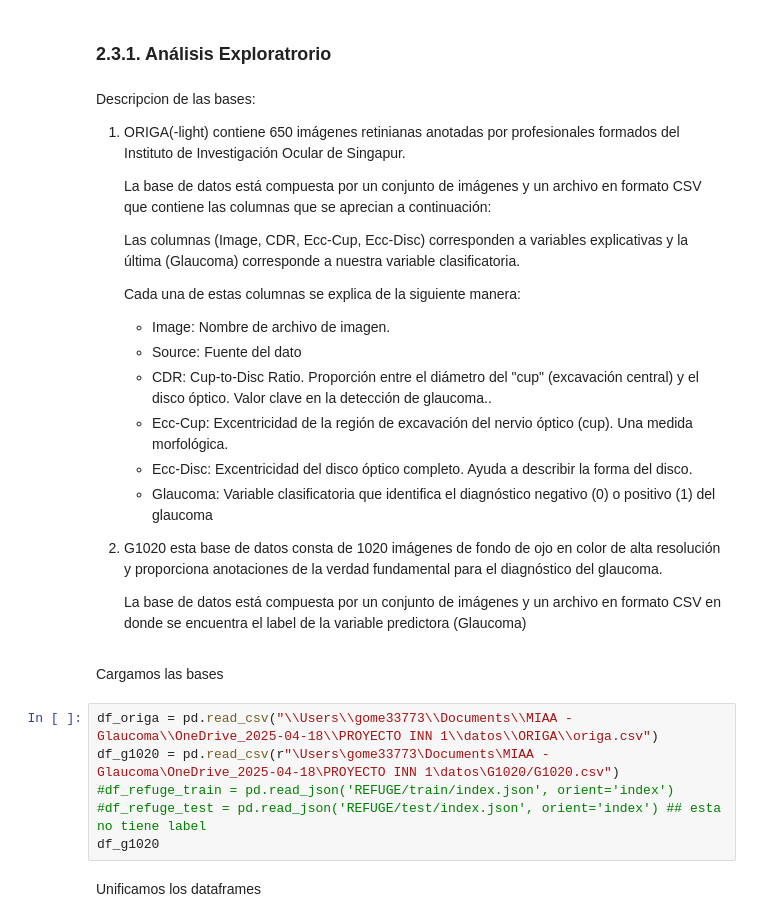
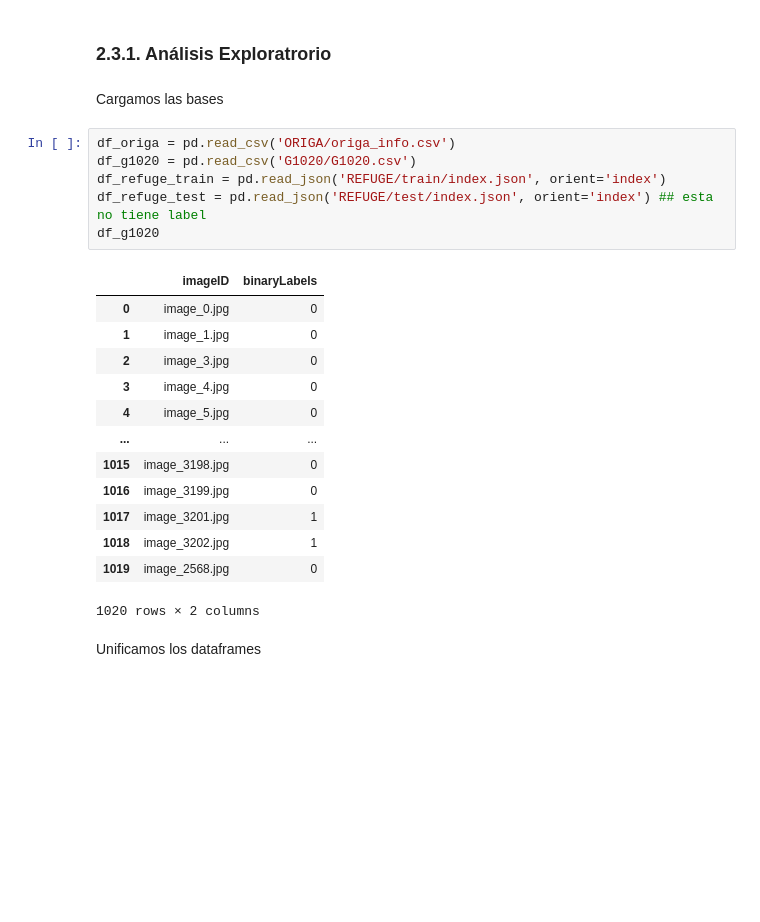
Before and after one commit to edgo1688/MIAA-ICESI-ProyectoIA, a Jupyter notebook: notebooks/notebook_principal.ipynb, the cells around one changed output. Cells and saved outputs as stored; diff of their text form; blank space fills up the shorter version.

Commit message:
Ajustes finales al notebook principal antes de entregar

```diff
--- a/notebooks/notebook_principal.ipynb
+++ b/notebooks/notebook_principal.ipynb
@@ -282,37 +373,28 @@ from sklearn.metrics import (classification_report, confusion_matrix, accuracy_s
                             precision_score, recall_score, f1_score, roc_curve, auc)
 # %% [markdown]
 ### 2.3.1. Análisis Exploratrorio
-# %% [markdown]
-Descripcion de las bases:
-
-
-1. ORIGA(-light) contiene 650 imágenes retinianas anotadas por profesionales formados del Instituto de Investigación Ocular de Singapur.
-
-    La base de datos está compuesta por un conjunto de imágenes y un archivo en formato CSV que contiene las columnas que se aprecian a continuación:
-
-    Las  columnas (Image, CDR, Ecc-Cup, Ecc-Disc)  corresponden a variables explicativas y la última (Glaucoma) corresponde a nuestra variable clasificatoria.
-
-    Cada una de estas columnas se explica de la siguiente manera:
-
-
-    - Image: Nombre de archivo de imagen.
-    - Source: Fuente del dato
-    - CDR: Cup-to-Disc Ratio. Proporción entre el diámetro del "cup" (excavación central) y el disco óptico. Valor clave en la detección de glaucoma..
-    - Ecc-Cup: Excentricidad de la región de excavación del nervio óptico (cup). Una medida morfológica.
-    - Ecc-Disc: Excentricidad del disco óptico completo. Ayuda a describir la forma del disco.
-    - Glaucoma: Variable clasificatoria que identifica el diagnóstico negativo (0) o positivo (1) del glaucoma
-
-2. G1020 esta base de datos consta de 1020 imágenes de fondo de ojo en color de alta resolución y proporciona anotaciones de la verdad fundamental para el diagnóstico del glaucoma.
-
-    La base de datos está compuesta por un conjunto de imágenes y un archivo en formato CSV en donde se encuentra el label de la variable predictora (Glaucoma)
 # %% [markdown]
 Cargamos las bases
 # %%
-df_origa = pd.read_csv("\\Users\\gome33773\\Documents\\MIAA - Glaucoma\\OneDrive_2025-04-18\\PROYECTO INN 1\\datos\\ORIGA\\origa.csv")
-df_g1020 = pd.read_csv(r"\Users\gome33773\Documents\MIAA - Glaucoma\OneDrive_2025-04-18\PROYECTO INN 1\datos\G1020/G1020.csv")
-#df_refuge_train = pd.read_json('REFUGE/train/index.json', orient='index')
-#df_refuge_test = pd.read_json('REFUGE/test/index.json', orient='index') ## esta no tiene label
+df_origa = pd.read_csv('ORIGA/origa_info.csv')
+df_g1020 = pd.read_csv('G1020/G1020.csv')
+df_refuge_train = pd.read_json('REFUGE/train/index.json', orient='index')
+df_refuge_test = pd.read_json('REFUGE/test/index.json', orient='index') ## esta no tiene label
 df_g1020
+# %% [output]
+|  | imageID | binaryLabels |
+| 0 | image_0.jpg | 0 |
+| 1 | image_1.jpg | 0 |
+| 2 | image_3.jpg | 0 |
+| 3 | image_4.jpg | 0 |
+| 4 | image_5.jpg | 0 |
+| ... | ... | ... |
+| 1015 | image_3198.jpg | 0 |
+| 1016 | image_3199.jpg | 0 |
+| 1017 | image_3201.jpg | 1 |
+| 1018 | image_3202.jpg | 1 |
+| 1019 | image_2568.jpg | 0 |
+1020 rows × 2 columns
 # %% [markdown]
 Unificamos los dataframes
 # %%
```
Also changed, not shown: parts of 9 cells of this notebook.
